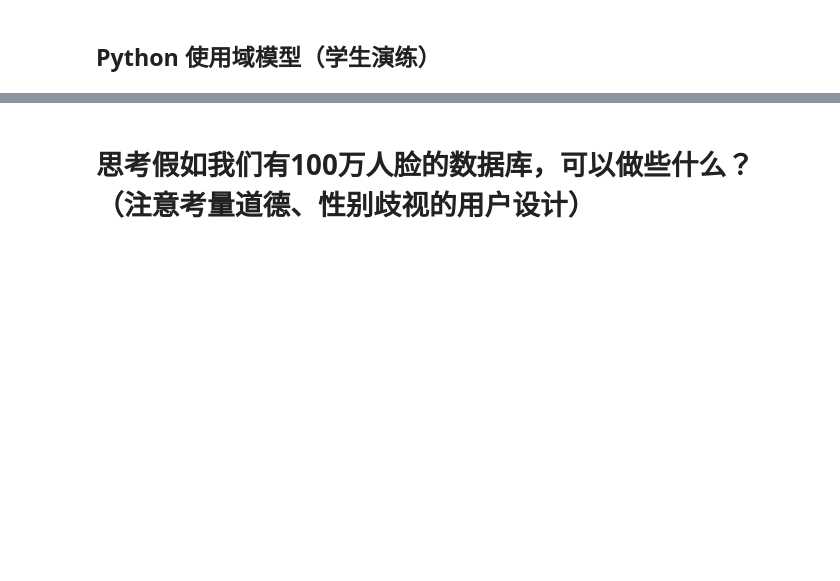
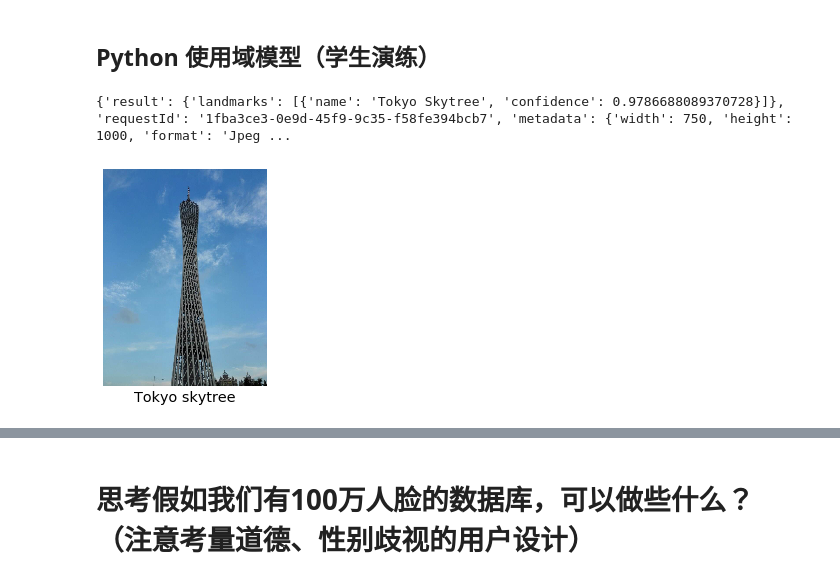
Before and after one commit to EasonQXF/2020_API, a Jupyter notebook: API_week03/API_week03_181013040.ipynb, the cells around one changed output, grey strips where cells are left out. Saved outputs shown, nothing was run; the diff lists cells and outputs as text; code cells hidden in the pictures; blank space fills up the shorter version.

```diff
--- a/API_week03/API_week03_181013040.ipynb
+++ b/API_week03/API_week03_181013040.ipynb
@@ -1011,39 +1011,43 @@ from io import BytesIO
 #if 'COMPUTER_VISION_SUBSCRIPTION_KEY' in os.environ:
 #    subscription_key = os.environ['COMPUTER_VISION_SUBSCRIPTION_KEY']
 #else:
 #    print("\nSet the COMPUTER_VISION_SUBSCRIPTION_KEY environment variable.\n**Restart your shell or IDE for changes to take effect.**")
 #    sys.exit()
 
-endpoint = "https://westcentralus.api.cognitive.microsoft.com/"
+endpoint = "https://eastus.api.cognitive.microsoft.com/"
 # if 'COMPUTER_VISION_ENDPOINT' in os.environ:
 #   endpoint = os.environ['COMPUTER_VISION_ENDPOINT']
-subscription_key = "e7178c6033994273986844f5e33d8521"
+subscription_key = "f28ad250b52740eaa91b98fee9d18e52"
 
 landmark_analyze_url = endpoint + "vision/v2.1/models/landmarks/analyze"
 
 # Set image_url to the URL of an image that you want to analyze.
-image_url = "https://upload.wikimedia.org/wikipedia/commons/f/f6/" + \
-    "Bunker_Hill_Monument_2005.jpg"
+image_url = "https://timgsa.baidu.com/timg?image&quality=80&size=b9999_10000&sec=1586515109469&di=eec2214cb500abcc239bd00db4f238d9&imgtype=0&src=http%3A%2F%2Fyouimg1.c-ctrip.com%2Ftarget%2Ffd%2Ftg%2Fg2%2FM01%2FBA%2F23%2FCghzf1V1w7SAKQ_UAAFVoWJsrP4242.jpg"
 
 headers = {'Ocp-Apim-Subscription-Key': subscription_key}
 params = {'model': 'landmarks'}
 data = {'url': image_url}
-response = requests.post(
-    landmark_analyze_url, headers=headers, params=params, json=data)
+response = requests.post(landmark_analyze_url,
+                         headers=headers,
+                         params=params,
+                         json=data)
 response.raise_for_status()
 
 # The 'analysis' object contains various fields that describe the image. The
 # most relevant landmark for the image is obtained from the 'result' property.
 analysis = response.json()
 assert analysis["result"]["landmarks"] is not []
 print(analysis)
 landmark_name = analysis["result"]["landmarks"][0]["name"].capitalize()
 
 # Display the image and overlay it with the landmark name.
 image = Image.open(BytesIO(requests.get(image_url).content))
 plt.imshow(image)
 plt.axis("off")
 _ = plt.title(landmark_name, size="x-large", y=-0.1)
+# %% [output]
+{'result': {'landmarks': [{'name': 'Tokyo Skytree', 'confidence': 0.9786688089370728}]}, 'requestId': '1fba3ce3-0e9d-45f9-9c35-f58fe394bcb7', 'metadata': {'width': 750, 'height': 1000, 'format': 'Jpeg ...
+[figure, added]
 # %%
 # 名人示例
 import requests
```
Also changed, not shown: parts of 1 cell of this notebook.
